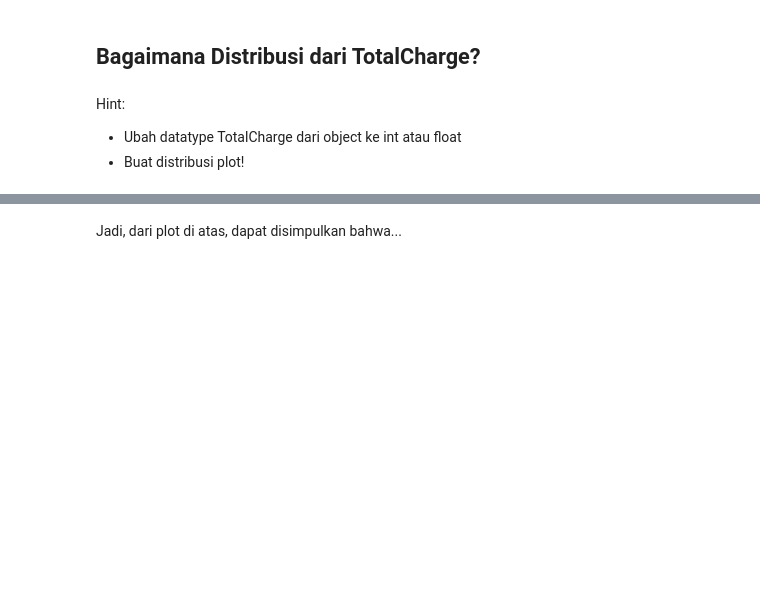
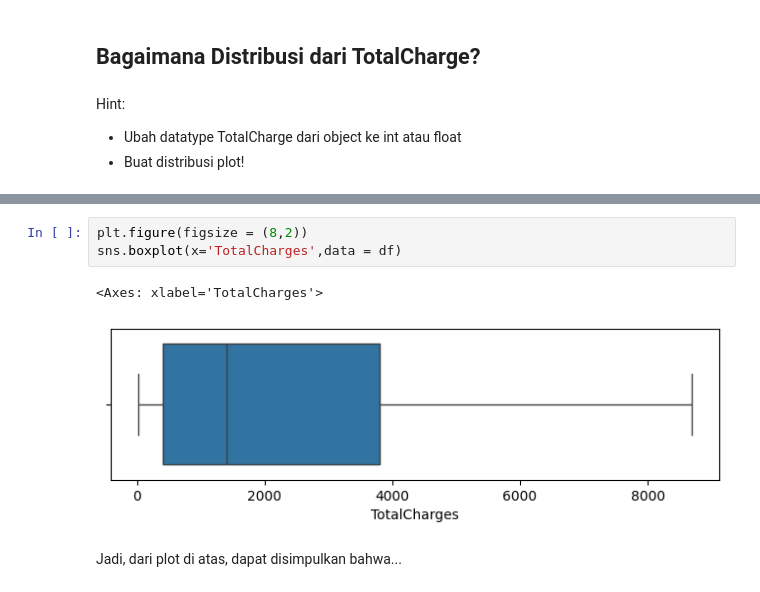
Before and after one commit to agirahmawandi/hw_datavisualitation, a Jupyter notebook: Data Visualization - Template Homework.ipynb, the cells around one changed output, grey strips where cells are left out. Saved outputs shown, nothing was run; the diff lists cells and outputs as text; blank space fills up the shorter version.

```diff
--- a/Data Visualization - Template Homework.ipynb
+++ b/Data Visualization - Template Homework.ipynb
@@ -137,3 +155,9 @@ Hint:
+# %%
+plt.figure(figsize = (8,2))
+sns.boxplot(x='TotalCharges',data = df)
+# %% [output]
+<Axes: xlabel='TotalCharges'>
+[figure, added]
 # %% [markdown]
 Jadi, dari plot di atas, dapat disimpulkan bahwa...
 # %% [markdown]
```
Also changed, not shown: parts of 4 cells of this notebook.
